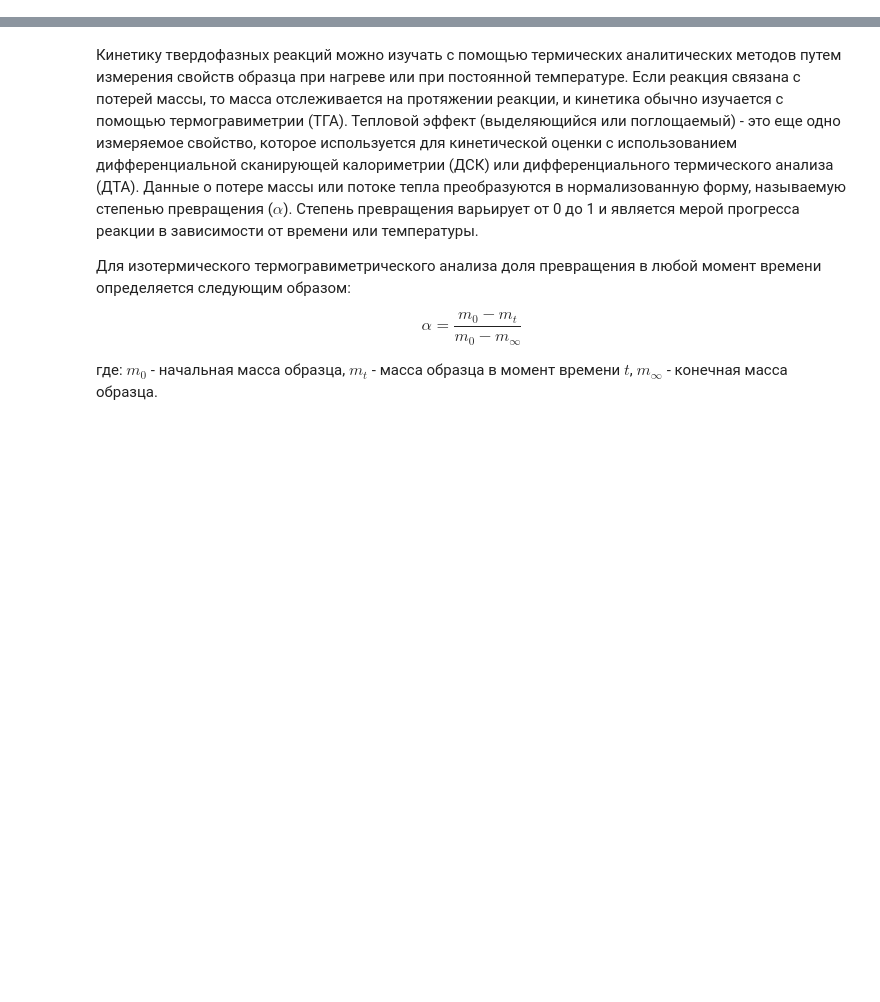
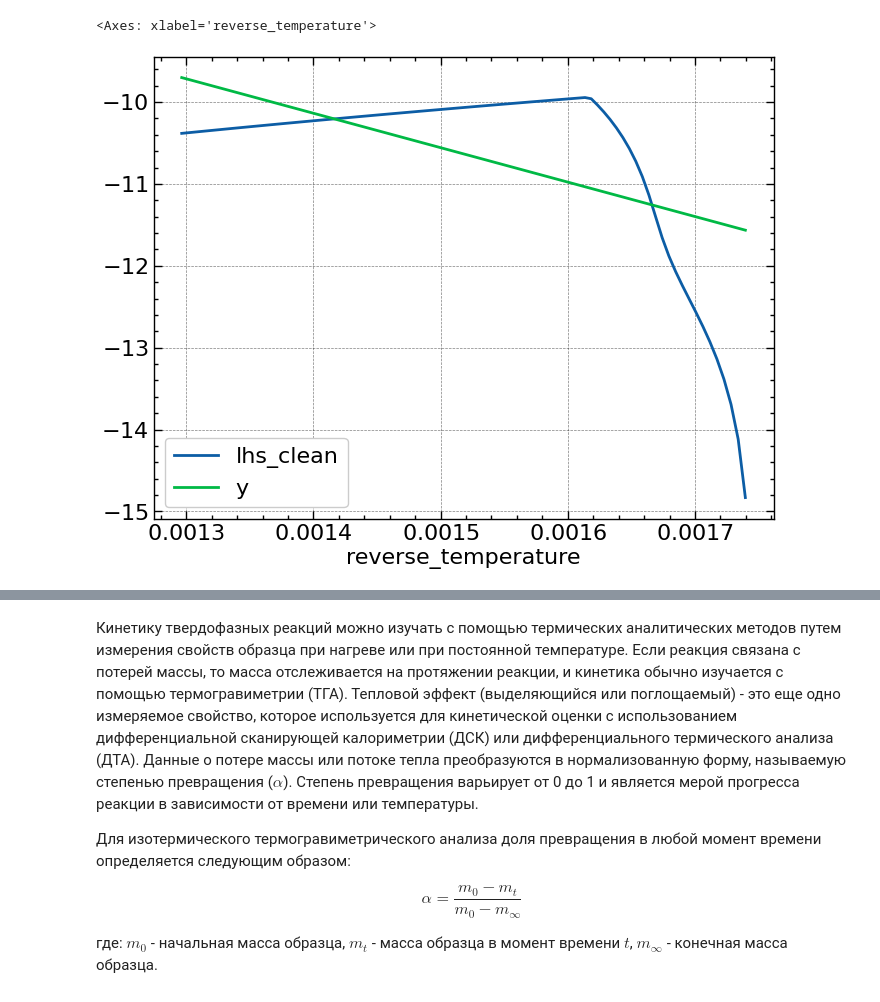
Before and after one commit to kdavjd/Open_ThermoKinetics, a Jupyter notebook: docs/ru/1_model_fit.ipynb, the cells around one changed output, grey strips where cells are left out. Cells and saved outputs as stored; diff of their text form; code cells hidden in the pictures; blank space fills up the shorter version.

```diff
--- a/docs/ru/1_model_fit.ipynb
+++ b/docs/ru/1_model_fit.ipynb
@@ -0,0 +48,13 @@
+# %%
+from src.core.model_fit_calculation import CoatsRedfern
+from src.core.app_settings import NUC_MODELS_TABLE, NUC_MODELS_LIST
+
+ALPHA_MIN = 0.001
+ALPHA_MAX = 0.999
+BETA = 3
+
+temperature, conversion, da_dT = parse_reaction(data, "reaction_1")
+Coats_Redfern = CoatsRedfern(ALPHA_MIN, ALPHA_MAX, 0.9)
+cr_df = Coats_Redfern.calculate(temperature, conversion, BETA)
+
+cr_df.head(5)
@@ -0,0 +68,18 @@
+# %%
+model_key = "B1"
+model_func = NUC_MODELS_TABLE[model_key]["integral_form"]
+g_a_val = model_func(1 - conversion)
+lhs = Coats_Redfern.calculate_coats_redfern_lhs(g_a_val, temperature)
+temperature_clean, lhs_clean = Coats_Redfern._filter_inf_data(lhs, temperature)
+reverse_temperature = 1 / temperature_clean
+
+_x = reverse_temperature
+_y = lhs_clean
+slope, intercept = np.polyfit(_x, _y, 1)
+y = reverse_temperature * slope + intercept
+
+plot_df = pd.DataFrame({"reverse_temperature": reverse_temperature, "lhs_clean": lhs_clean, "y": y})
+plot_df.plot(x="reverse_temperature")
+# %% [output]
+<Axes: xlabel='reverse_temperature'>
+[figure, added]
```
Also changed, not shown: parts of 6 cells of this notebook, 2 other files.
